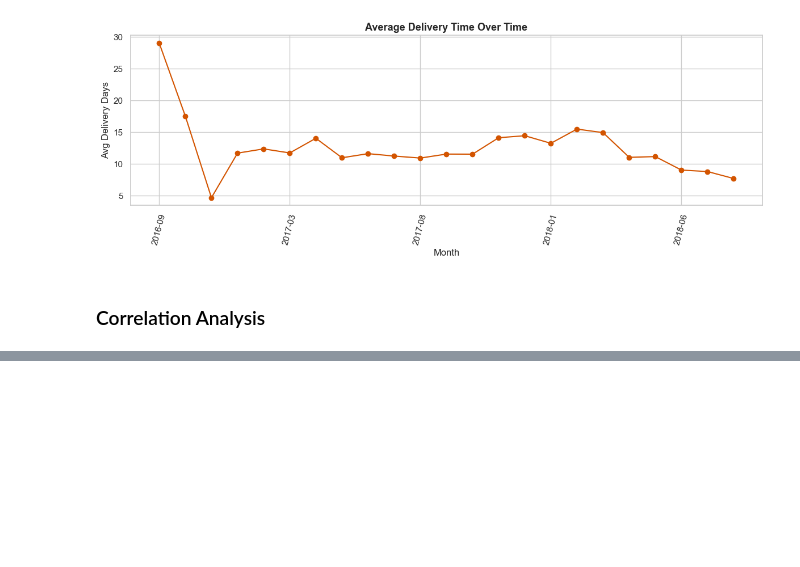
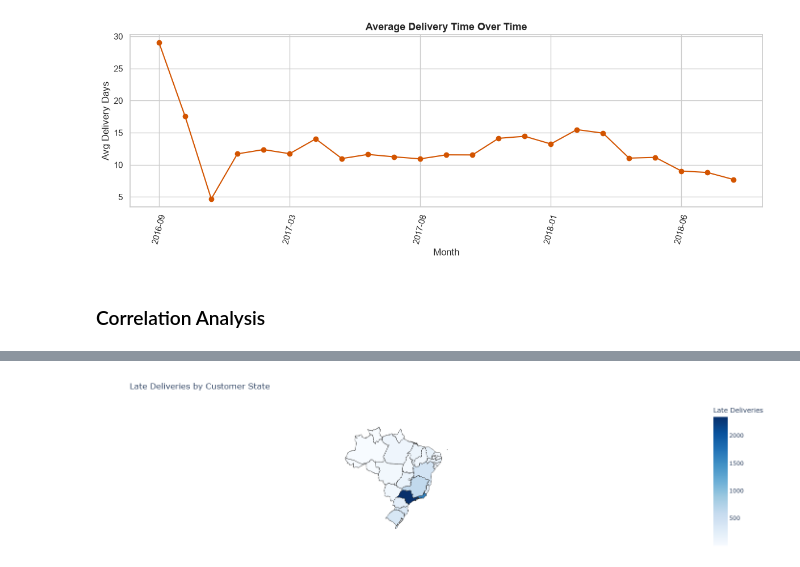
Before and after one commit to Hiteshpanghal900/ecommerce-visual-analytics, a Jupyter notebook: EDA/eda_orders.ipynb, the cells around one changed output, grey strips where cells are left out. Saved outputs shown, nothing was run; the diff lists cells and outputs as text; code cells hidden in the pictures; blank space fills up the shorter version.

```diff
--- a/EDA/eda_orders.ipynb
+++ b/EDA/eda_orders.ipynb
@@ -520,0 +571,14 @@ Index(['order_id', 'customer_id', 'customer_unique_id', 'order_status', 'order_p
+# %%
+late_count_by_state = (
+    df[df["delivered_late"] == True]
+    .groupby("customer_state")
+    .size()
+    .reset_index(name="late_count")
+)
+
+late_rate_by_state = (
+    df.groupby("customer_state")["delivered_late"]
+      .mean()
+      .mul(100)
+      .reset_index(name="late_rate")
+)
@@ -520,0 +616,27 @@ Index(['order_id', 'customer_id', 'customer_unique_id', 'order_status', 'order_p
+# %%
+
+
+fig = px.choropleth(
+    late_count_by_state,
+    geojson="https://raw.githubusercontent.com/codeforamerica/click_that_hood/master/public/data/brazil-states.geojson",
+    locations="customer_state",
+    featureidkey="properties.sigla",
+    color="late_count",
+    color_continuous_scale="Blues",
+    scope="south america",
+    labels={"late_count": "Late Deliveries"},
+    title="Late Deliveries by Customer State"
+)
+
+fig.update_geos(
+    fitbounds="locations",
+    visible=False
+)
+
+fig.update_layout(
+    margin={"r": 0, "t": 50, "l": 0, "b": 0}
+)
+
+fig.show()
+# %% [output]
+[figure, added]
```
Also changed, not shown: parts of 21 cells of this notebook, 16 other files.
